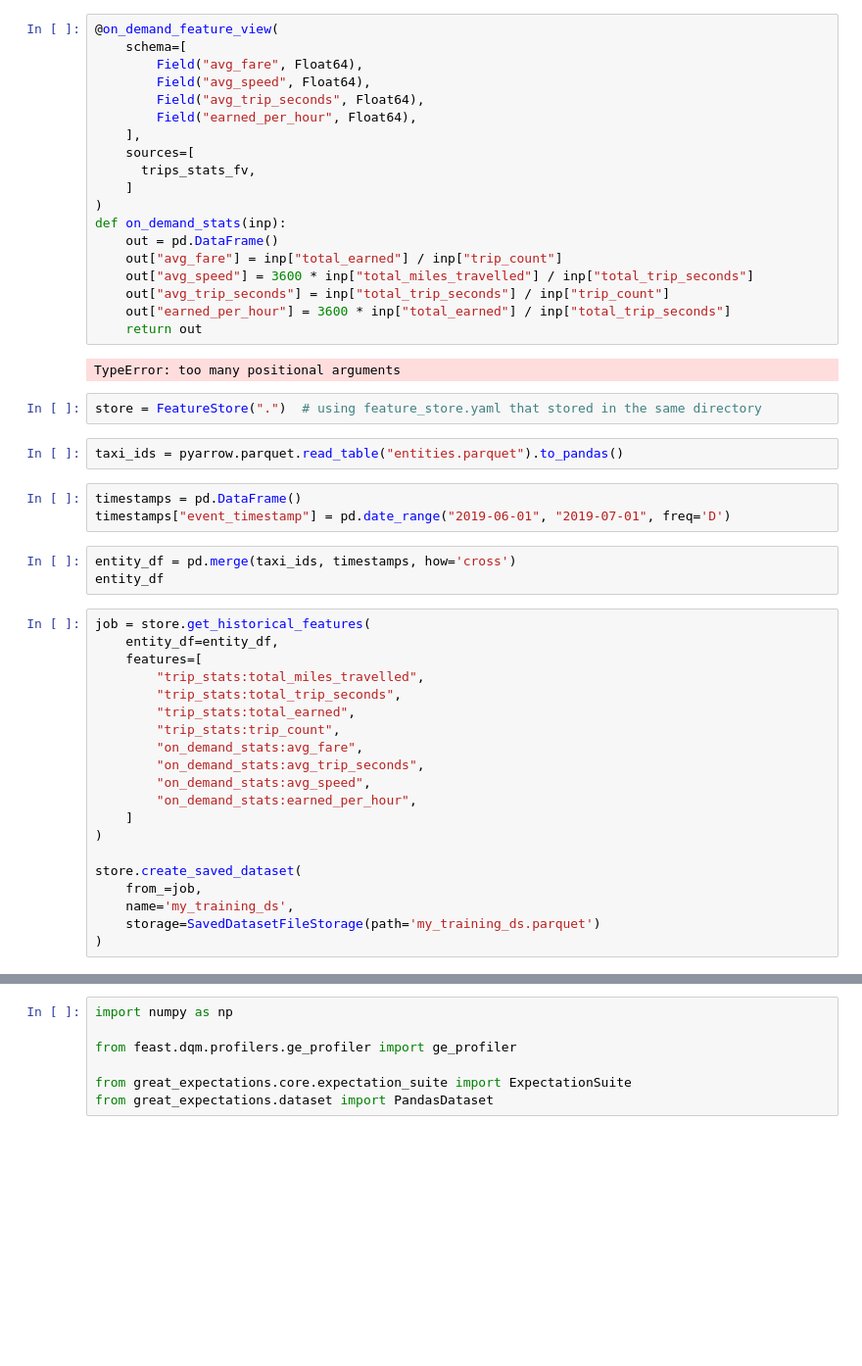
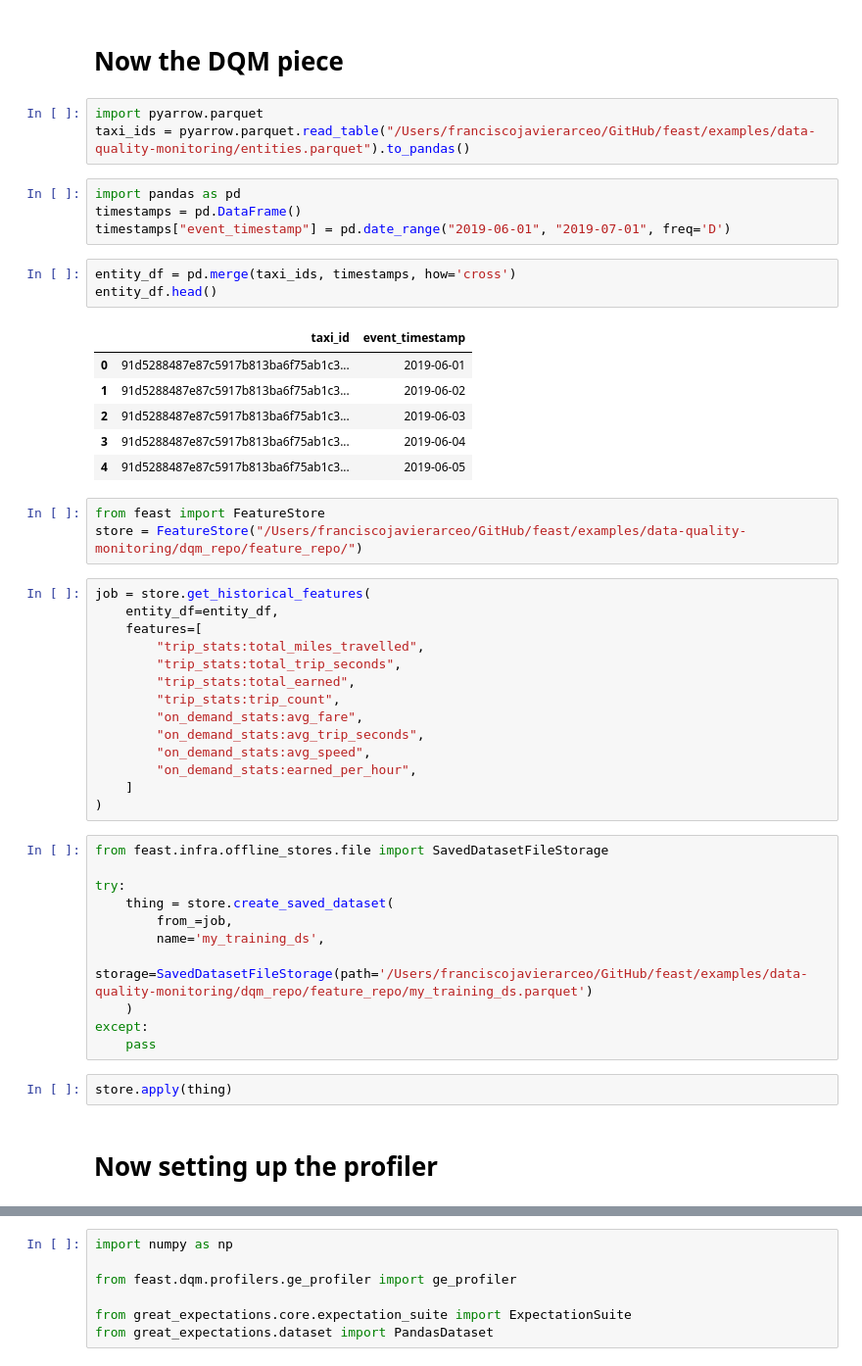
Before and after one commit to franciscojavierarceo/feast, a Jupyter notebook: examples/data-quality-monitoring/dqm-demo.ipynb, the cells around one changed output, grey strips where cells are left out. Shown at 98% size. Cells and saved outputs as stored; diff of their text form; blank space fills up the shorter version.

```diff
--- a/examples/data-quality-monitoring/dqm-demo.ipynb
+++ b/examples/data-quality-monitoring/dqm-demo.ipynb
@@ -88,34 +149,25 @@ TypeError: too many positional arguments
-# %%
-@on_demand_feature_view(
-    schema=[
-        Field("avg_fare", Float64),
-        Field("avg_speed", Float64),
-        Field("avg_trip_seconds", Float64),
-        Field("earned_per_hour", Float64),
-    ],
-    sources=[
-      trips_stats_fv,
-    ]
-)
-def on_demand_stats(inp):
-    out = pd.DataFrame()
-    out["avg_fare"] = inp["total_earned"] / inp["trip_count"]
-    out["avg_speed"] = 3600 * inp["total_miles_travelled"] / inp["total_trip_seconds"]
-    out["avg_trip_seconds"] = inp["total_trip_seconds"] / inp["trip_count"]
-    out["earned_per_hour"] = 3600 * inp["total_earned"] / inp["total_trip_seconds"]
-    return out
-# %% [output]
-TypeError: too many positional arguments
-# %%
-store = FeatureStore(".")  # using feature_store.yaml that stored in the same directory
+# %% [markdown]
+# Now the DQM piece
 # %%
-taxi_ids = pyarrow.parquet.read_table("entities.parquet").to_pandas()
+import pyarrow.parquet
+taxi_ids = pyarrow.parquet.read_table("/Users/franciscojavierarceo/GitHub/feast/examples/data-quality-monitoring/entities.parquet").to_pandas()
 # %%
+import pandas as pd
 timestamps = pd.DataFrame()
 timestamps["event_timestamp"] = pd.date_range("2019-06-01", "2019-07-01", freq='D')
 # %%
 entity_df = pd.merge(taxi_ids, timestamps, how='cross')
-entity_df
+entity_df.head()
+# %% [output]
+|  | taxi_id | event_timestamp |
+| 0 | 91d5288487e87c5917b813ba6f75ab1c3... | 2019-06-01 |
+| 1 | 91d5288487e87c5917b813ba6f75ab1c3... | 2019-06-02 |
+| 2 | 91d5288487e87c5917b813ba6f75ab1c3... | 2019-06-03 |
+| 3 | 91d5288487e87c5917b813ba6f75ab1c3... | 2019-06-04 |
+| 4 | 91d5288487e87c5917b813ba6f75ab1c3... | 2019-06-05 |
+# %%
+from feast import FeatureStore
+store = FeatureStore("/Users/franciscojavierarceo/GitHub/feast/examples/data-quality-monitoring/dqm_repo/feature_repo/")
 # %%
 job = store.get_historical_features(
     entity_df=entity_df,
@@ -130,9 +182,18 @@ job = store.get_historical_features(
         "on_demand_stats:earned_per_hour",
     ]
 )
-
-store.create_saved_dataset(
-    from_=job,
-    name='my_training_ds',
-    storage=SavedDatasetFileStorage(path='my_training_ds.parquet')
-)
+# %%
+from feast.infra.offline_stores.file import SavedDatasetFileStorage
+
+try:
+    thing = store.create_saved_dataset(
+        from_=job,
+        name='my_training_ds',
+        storage=SavedDatasetFileStorage(path='/Users/franciscojavierarceo/GitHub/feast/examples/data-quality-monitoring/dqm_repo/feature_repo/my_training_ds.parquet')
+    )
+except:
+    pass
+# %%
+store.apply(thing)
+# %% [markdown]
+# Now setting up the profiler
```
Also changed, not shown: parts of 22 cells of this notebook.
